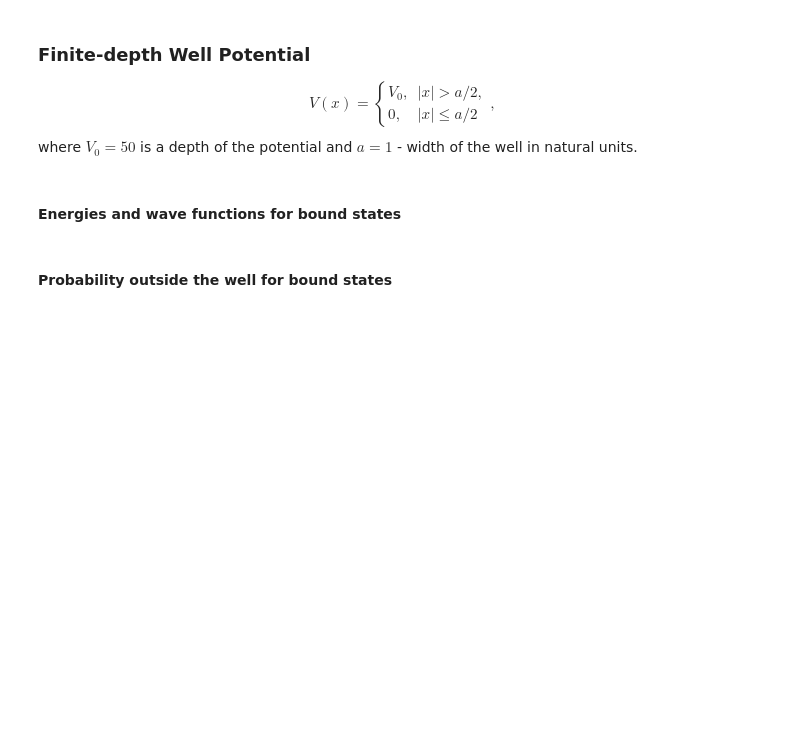
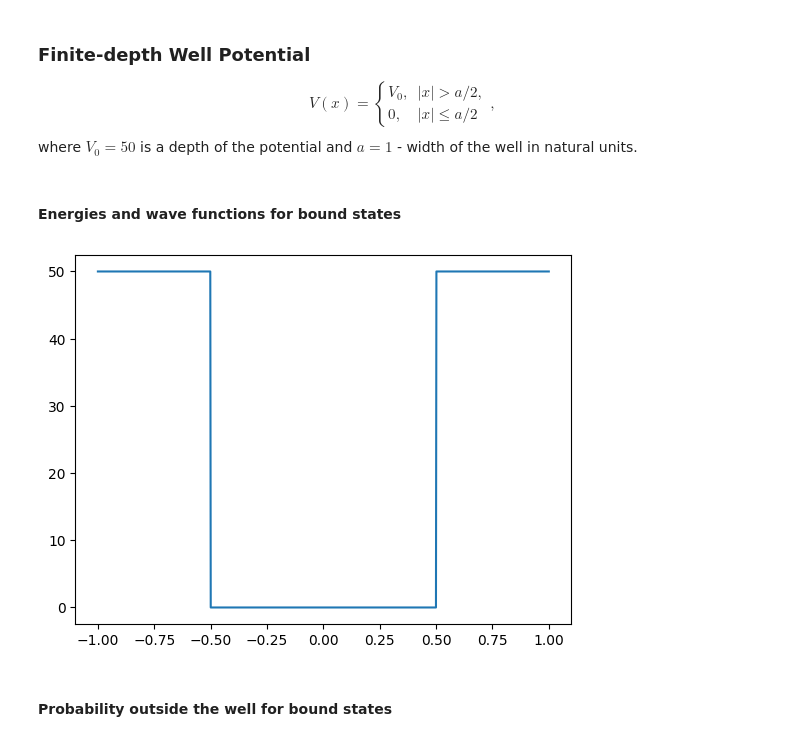
Before and after one commit to David654/Quantum_Mechanics, a Jupyter notebook: src/main.ipynb, the cells around one changed output. Saved outputs shown, nothing was run; the diff lists cells and outputs as text; code cells hidden in the pictures; blank space fills up the shorter version.

```diff
--- a/src/main.ipynb
+++ b/src/main.ipynb
@@ -23,9 +26,9 @@ import matplotlib.pyplot as plt
 # %% [markdown]
 ## Constants
 # %%
-POTENTIAL_DEPTH = 50    # V_0
-WELL_WIDTH = 1          # a
-WELL_RADIUS = 1         # R_0
+V0 = 50    # Potential depth V_0
+a = 1          # Well width a
+R0 = 1         # Well radius R_0
 # %% [markdown]
 ## 1. Periodic Potential
 # %% [markdown]
@@ -34,6 +37,16 @@ $$V(x)=\begin{cases} V_0, & |x|>a/2, \\ 0,  & |x|\leq a/2 \end{cases},$$
 where $V_0 = 50$ is a depth of the potential and $a = 1$ - width of the well in natural units.
 # %% [markdown]
 #### Energies and wave functions for bound states
+# %%
+def potential_well(x):
+    return np.where(np.abs(x) > a / 2, V0, 0)
+
+figure, axis = plt.subplots(1, 1)
+x = np.linspace(-a, a, 1000)
+axis.plot(x, potential_well(x))
+plt.show()
+# %% [output]
+[figure, added]
 # %% [markdown]
 #### Probability outside the well for bound states
 # %% [markdown]
```
Also changed, not shown: parts of 15 cells of this notebook.
